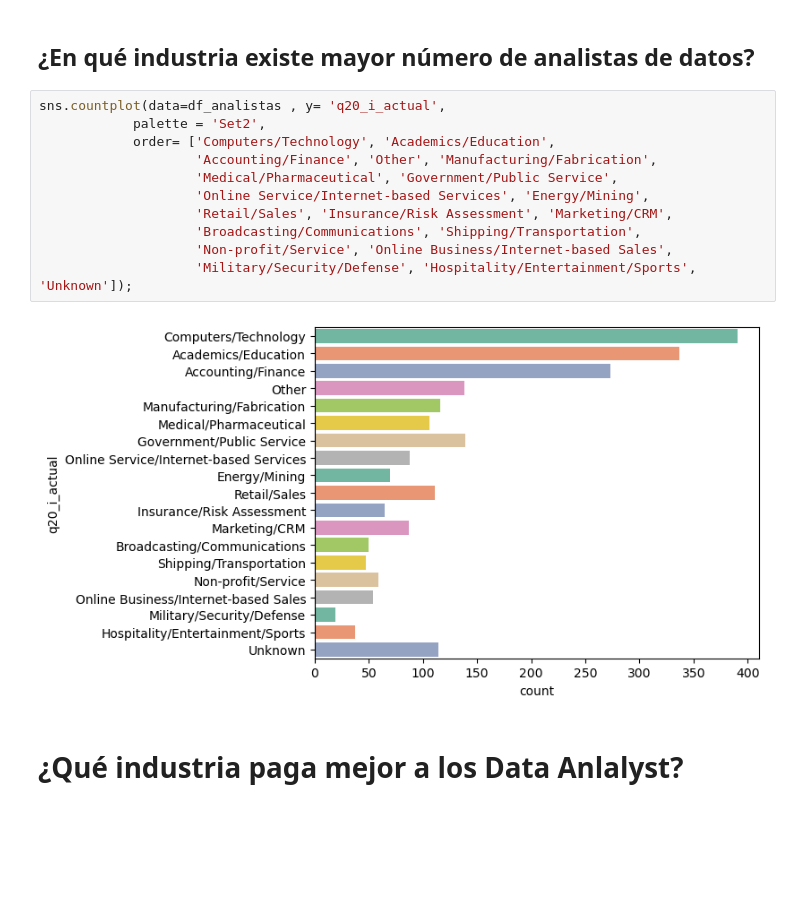
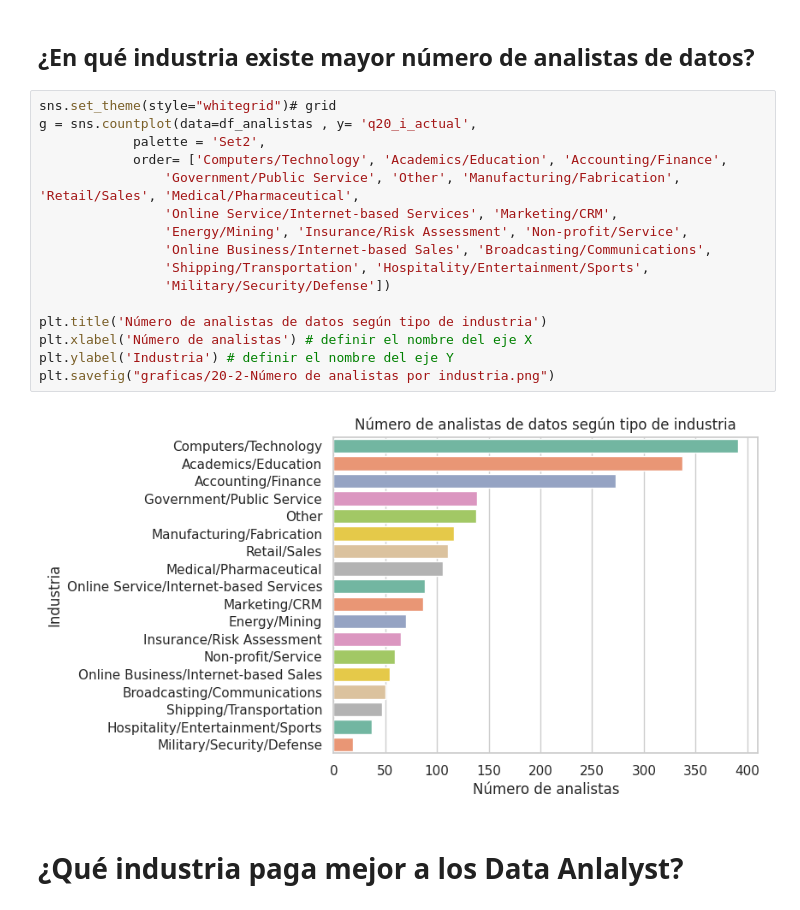
Before and after one commit to Adalab/project2-da-promo-c-modulo-2-team4, a Jupyter notebook: 04- Preguntas/4.2. Pregunta2.ipynb, the cells around one changed output. Cells and saved outputs as stored; diff of their text form; blank space fills up the shorter version.

```diff
--- a/04- Preguntas/4.2. Pregunta2.ipynb
+++ b/04- Preguntas/4.2. Pregunta2.ipynb
@@ -56,18 +110,23 @@ df_analistas = df[df["q5_ocupacion"]== "Data Analyst"]
 # %% [markdown]
 ## ¿En qué industria existe mayor número de analistas de datos?
 # %%
-sns.countplot(data=df_analistas , y= 'q20_i_actual',
+sns.set_theme(style="whitegrid")# grid
+g = sns.countplot(data=df_analistas , y= 'q20_i_actual',
             palette = 'Set2',
-            order= ['Computers/Technology', 'Academics/Education',
-                    'Accounting/Finance', 'Other', 'Manufacturing/Fabrication',
-                    'Medical/Pharmaceutical', 'Government/Public Service',
-                    'Online Service/Internet-based Services', 'Energy/Mining',
-                    'Retail/Sales', 'Insurance/Risk Assessment', 'Marketing/CRM',
-                    'Broadcasting/Communications', 'Shipping/Transportation',
-                    'Non-profit/Service', 'Online Business/Internet-based Sales',
-                    'Military/Security/Defense', 'Hospitality/Entertainment/Sports', 'Unknown']);
+            order= ['Computers/Technology', 'Academics/Education', 'Accounting/Finance',
+                'Government/Public Service', 'Other', 'Manufacturing/Fabrication', 'Retail/Sales', 'Medical/Pharmaceutical',
+                'Online Service/Internet-based Services', 'Marketing/CRM',
+                'Energy/Mining', 'Insurance/Risk Assessment', 'Non-profit/Service',
+                'Online Business/Internet-based Sales', 'Broadcasting/Communications',
+                'Shipping/Transportation', 'Hospitality/Entertainment/Sports',
+                'Military/Security/Defense'])
+
+plt.title('Número de analistas de datos según tipo de industria')
+plt.xlabel('Número de analistas') # definir el nombre del eje X
+plt.ylabel('Industria') # definir el nombre del eje Y
+plt.savefig("graficas/20-2-Número de analistas por industria.png")
 # %% [output]
-[figure, old version]
+[figure, new version]
 # %% [markdown]
 # ¿Qué industria paga mejor a los Data Anlalyst?
 # %%
```
Also changed, not shown: parts of 11 cells of this notebook, 3 other files.
